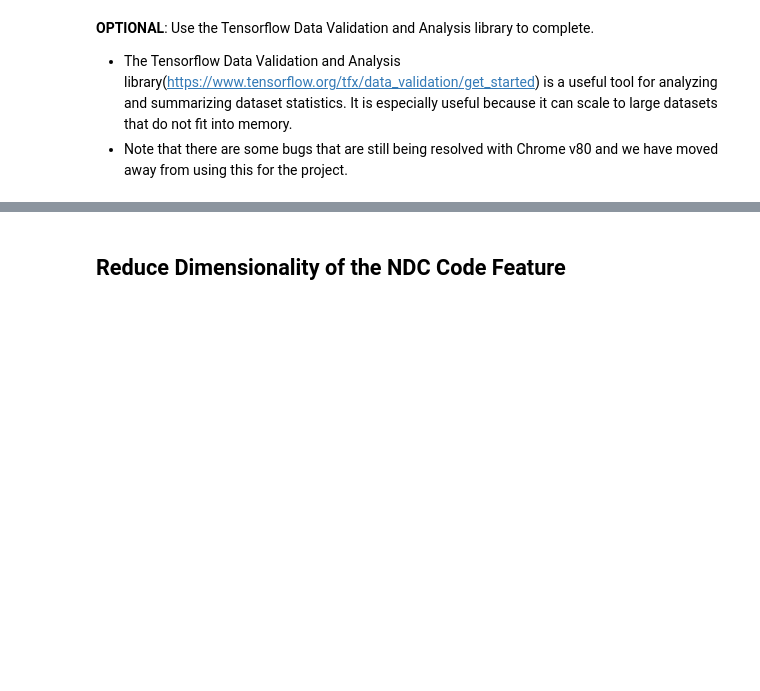
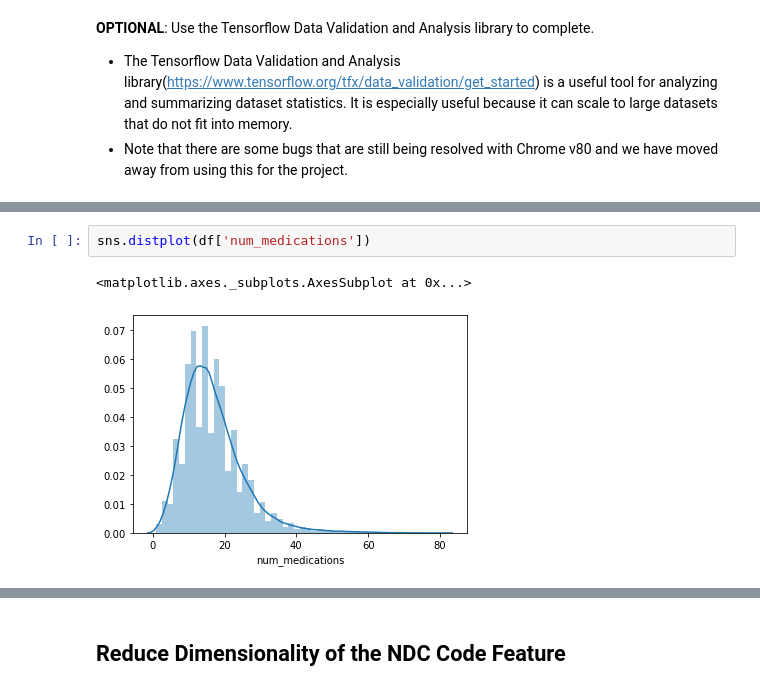
Before and after one commit to TRoboto/Udacity, a Jupyter notebook: AI for Healthcare Nanodegree/Project - Patient Selection for Diabetes Drug Testing/starter_code/student_project.ipynb, the cells around one changed output, grey strips where cells are left out. Cells and saved outputs as stored; diff of their text form; blank space fills up the shorter version.

```diff
--- a/AI for Healthcare Nanodegree/Project - Patient Selection for Diabetes Drug Testing/starter_code/student_project.ipynb
+++ b/AI for Healthcare Nanodegree/Project - Patient Selection for Diabetes Drug Testing/starter_code/student_project.ipynb
@@ -106,0 +294,5 @@ Student Response:??
+# %%
+sns.distplot(df['num_medications'])
+# %% [output]
+<matplotlib.axes._subplots.AxesSubplot at 0x...>
+[figure, added]
```
Also changed, not shown: parts of 67 cells of this notebook.
